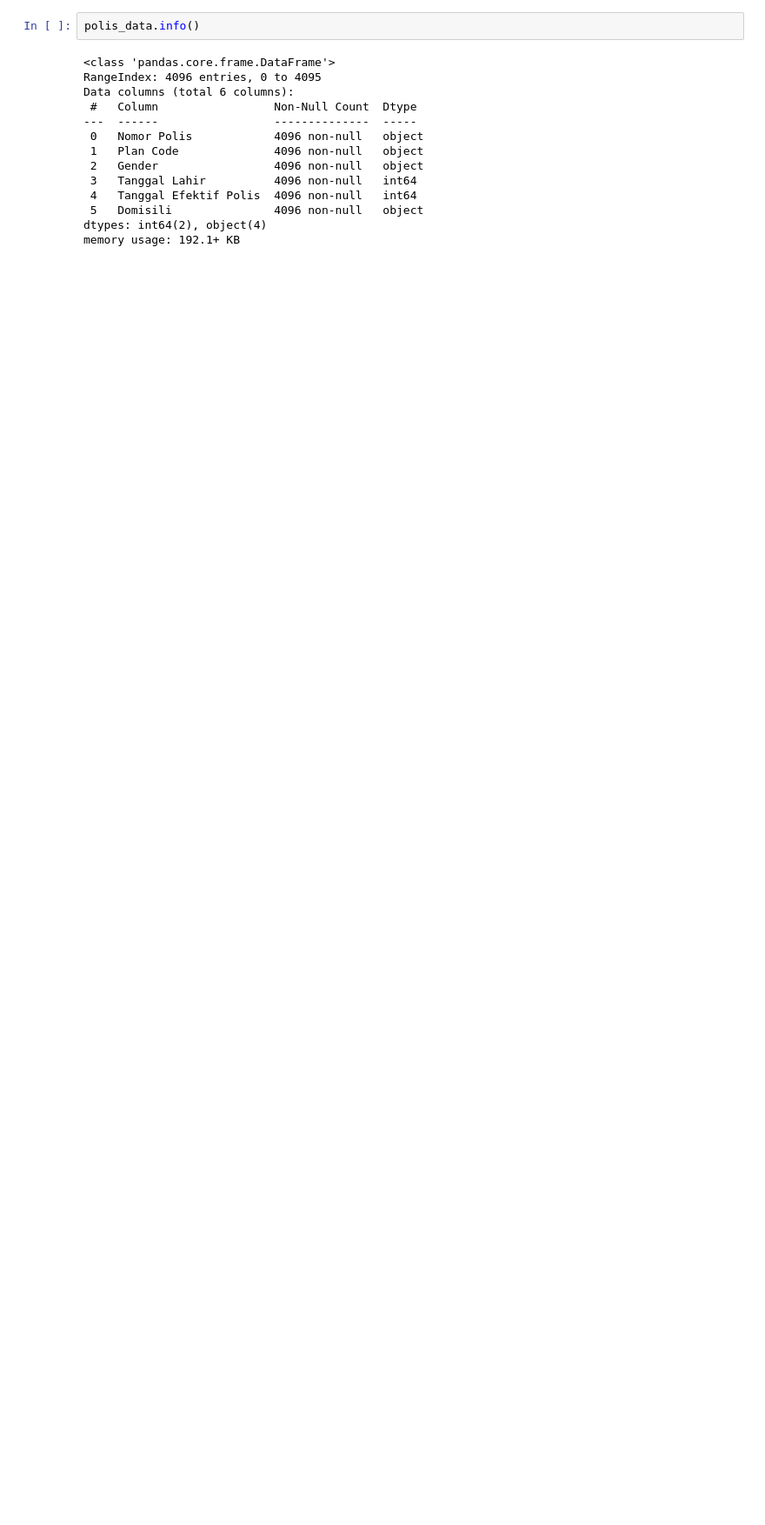
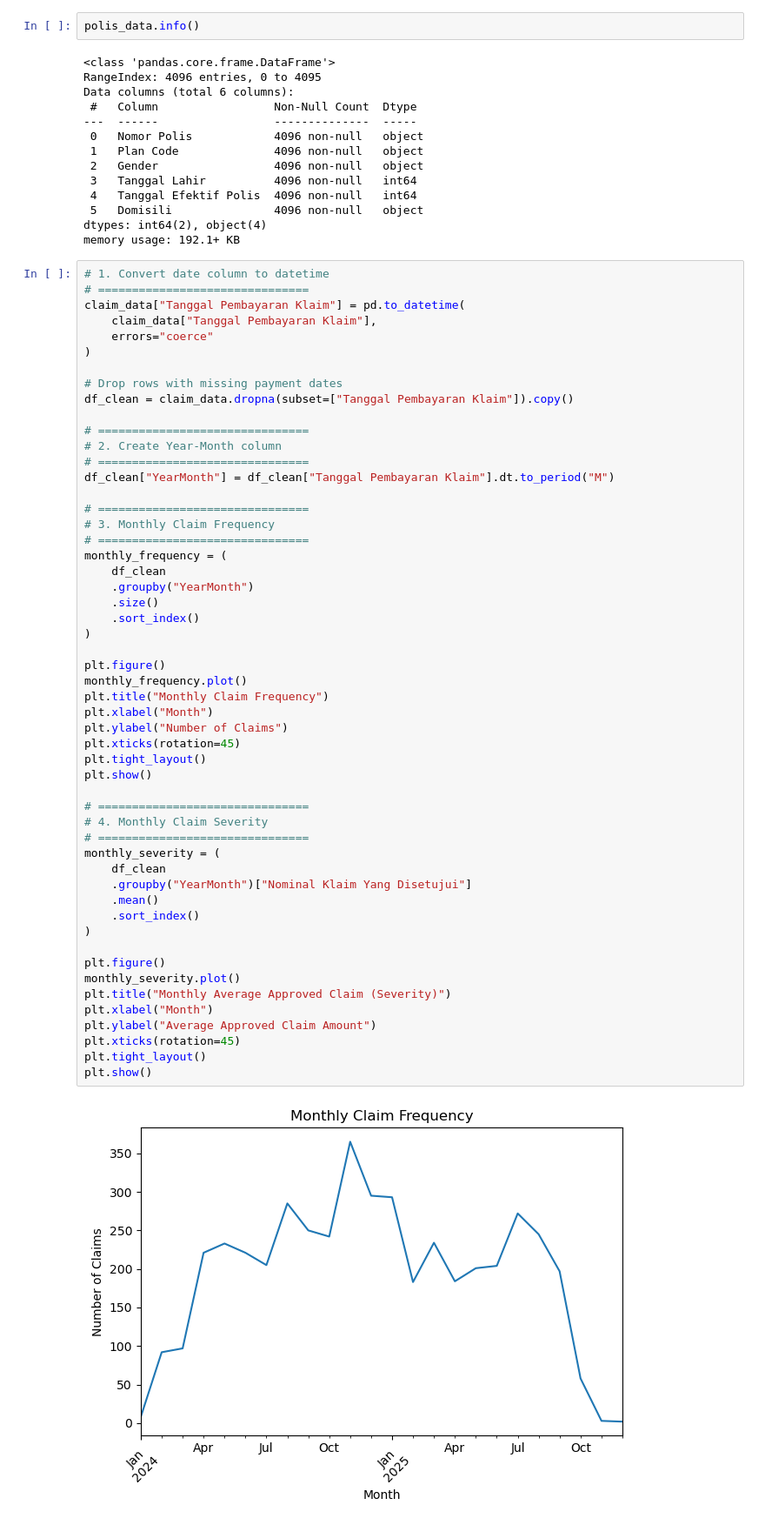
Before and after one commit to RobbenWijanathan/mcfitb-dsc-2026, a Jupyter notebook: fuck_around_notebook.ipynb, the cells around one changed output. Shown at 87% size. Drawn from its saved outputs; the diff is of its cells as text; blank space fills up the shorter version.

```diff
--- a/fuck_around_notebook.ipynb
+++ b/fuck_around_notebook.ipynb
@@ -42,3 +43,58 @@ Data columns (total 6 columns):
  5   Domisili               4096 non-null   object
 dtypes: int64(2), object(4)
 memory usage: 192.1+ KB
+# %%
+# 1. Convert date column to datetime
+# ===============================
+claim_data["Tanggal Pembayaran Klaim"] = pd.to_datetime(
+    claim_data["Tanggal Pembayaran Klaim"],
+    errors="coerce"
+)
+
+# Drop rows with missing payment dates
+df_clean = claim_data.dropna(subset=["Tanggal Pembayaran Klaim"]).copy()
+
+# ===============================
+# 2. Create Year-Month column
+# ===============================
+df_clean["YearMonth"] = df_clean["Tanggal Pembayaran Klaim"].dt.to_period("M")
+
+# ===============================
+# 3. Monthly Claim Frequency
+# ===============================
+monthly_frequency = (
+    df_clean
+    .groupby("YearMonth")
+    .size()
+    .sort_index()
+)
+
+plt.figure()
+monthly_frequency.plot()
+plt.title("Monthly Claim Frequency")
+plt.xlabel("Month")
+plt.ylabel("Number of Claims")
+plt.xticks(rotation=45)
+plt.tight_layout()
+plt.show()
+
+# ===============================
+# 4. Monthly Claim Severity
+# ===============================
+monthly_severity = (
+    df_clean
+    .groupby("YearMonth")["Nominal Klaim Yang Disetujui"]
+    .mean()
+    .sort_index()
+)
+
+plt.figure()
+monthly_severity.plot()
+plt.title("Monthly Average Approved Claim (Severity)")
+plt.xlabel("Month")
+plt.ylabel("Average Approved Claim Amount")
+plt.xticks(rotation=45)
+plt.tight_layout()
+plt.show()
+# %% [output]
+[figure, added]
```
Also changed, not shown: parts of 2 cells of this notebook, 1 other file.
